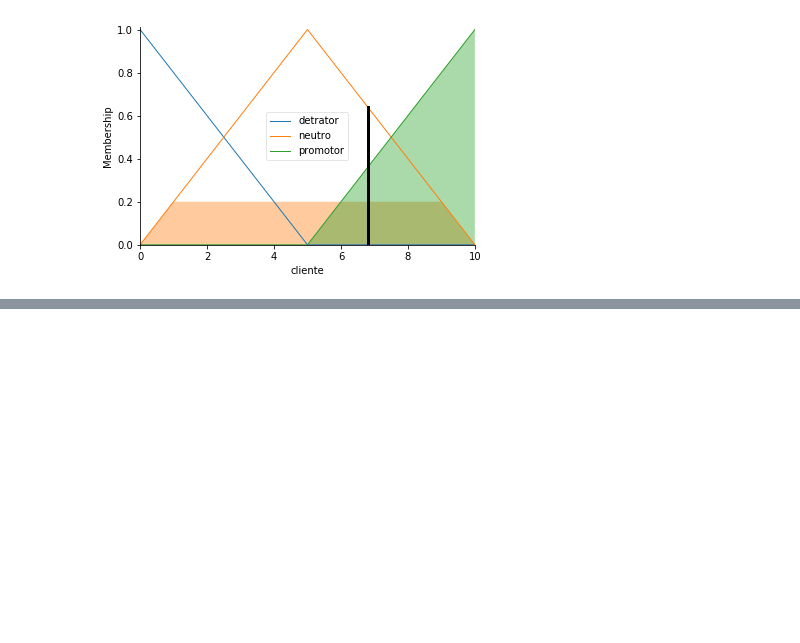
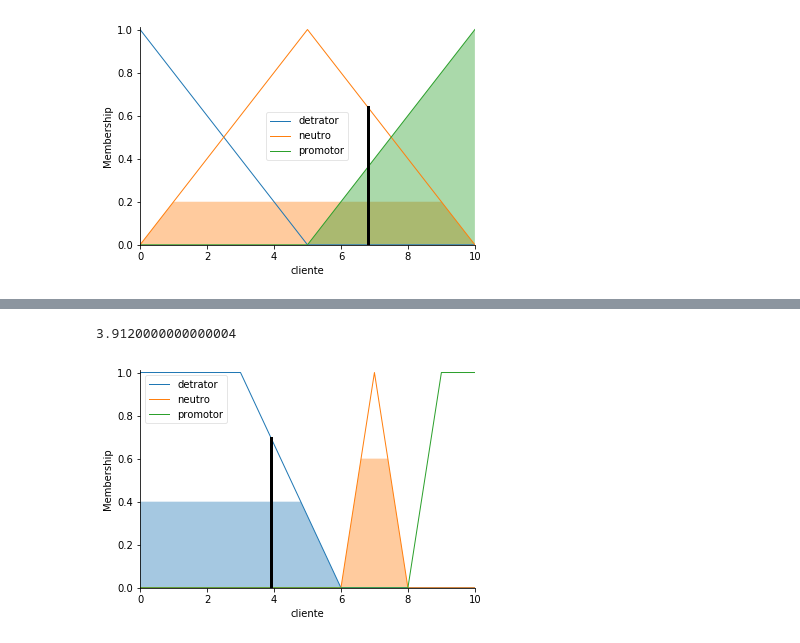
Before and after one commit to douglassc1999/Fuzzy-Logic-Examples, a Jupyter notebook: Problema Fuzzy com NPS.ipynb, the cells around one changed output, grey strips where cells are left out. Cells and saved outputs as stored; diff of their text form; code cells hidden in the pictures; blank space fills up the shorter version.

```diff
--- a/Problema Fuzzy com NPS.ipynb
+++ b/Problema Fuzzy com NPS.ipynb
@@ -109,0 +125,15 @@ cliente.view(sim=cliente_tipping)
+# %%
+# Criando sistema  de  controle
+cliente_tipping_ctrl = ctrl.ControlSystem([rule1, rule2, rule3])
+cliente_tipping = ctrl.ControlSystemSimulation(cliente_tipping_ctrl)
+
+# Supondo que satisfação = 8 e recomendacao = 10
+cliente_tipping.input['satisfacao'] = 8.0
+cliente_tipping.input['recomendacao'] = 3.0
+
+cliente_tipping.compute()
+print(cliente_tipping.output['cliente'])
+cliente.view(sim=cliente_tipping)
+# %% [output]
+3.9120000000000004
+[figure, added]
```
Also changed, not shown: parts of 4 cells of this notebook.
